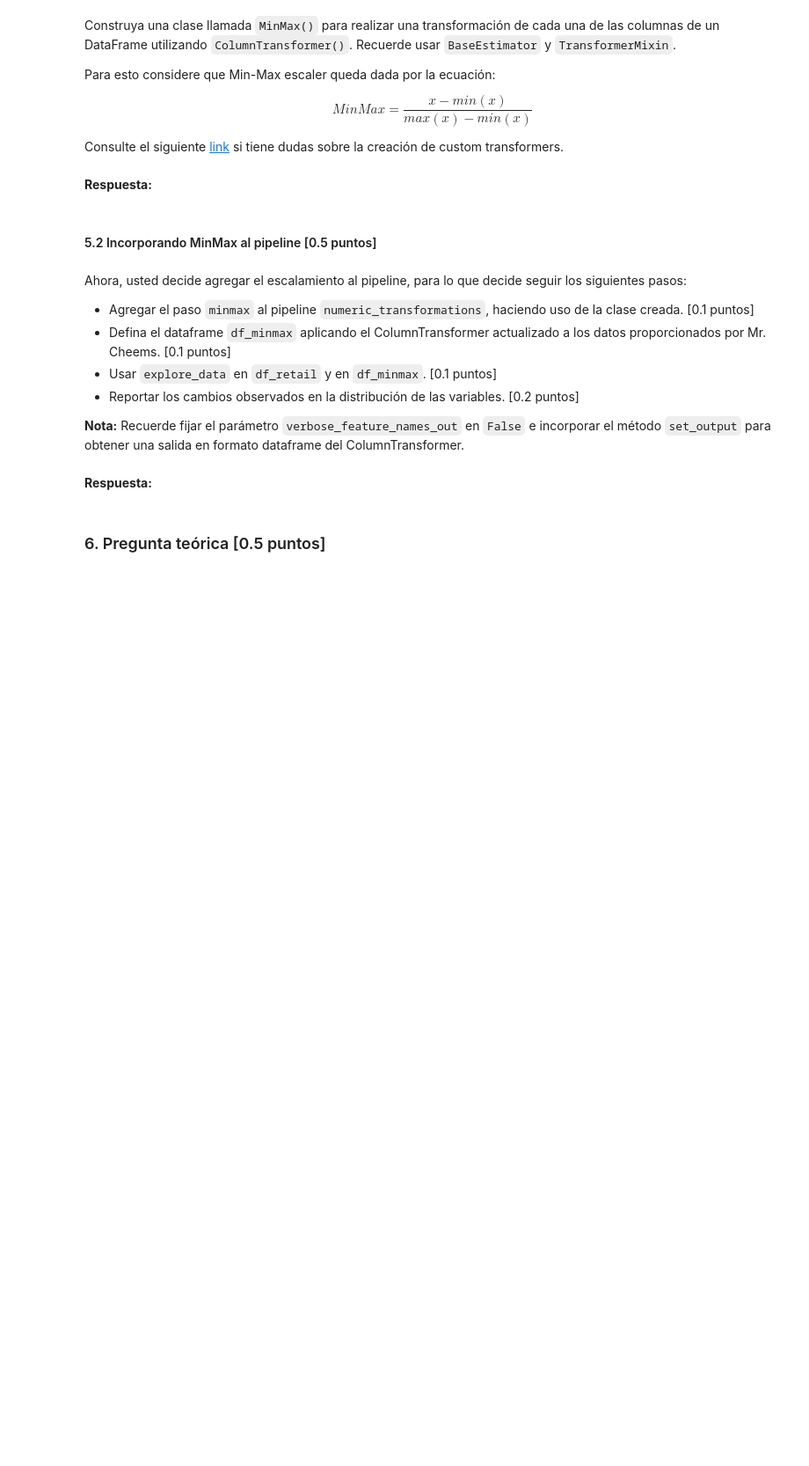
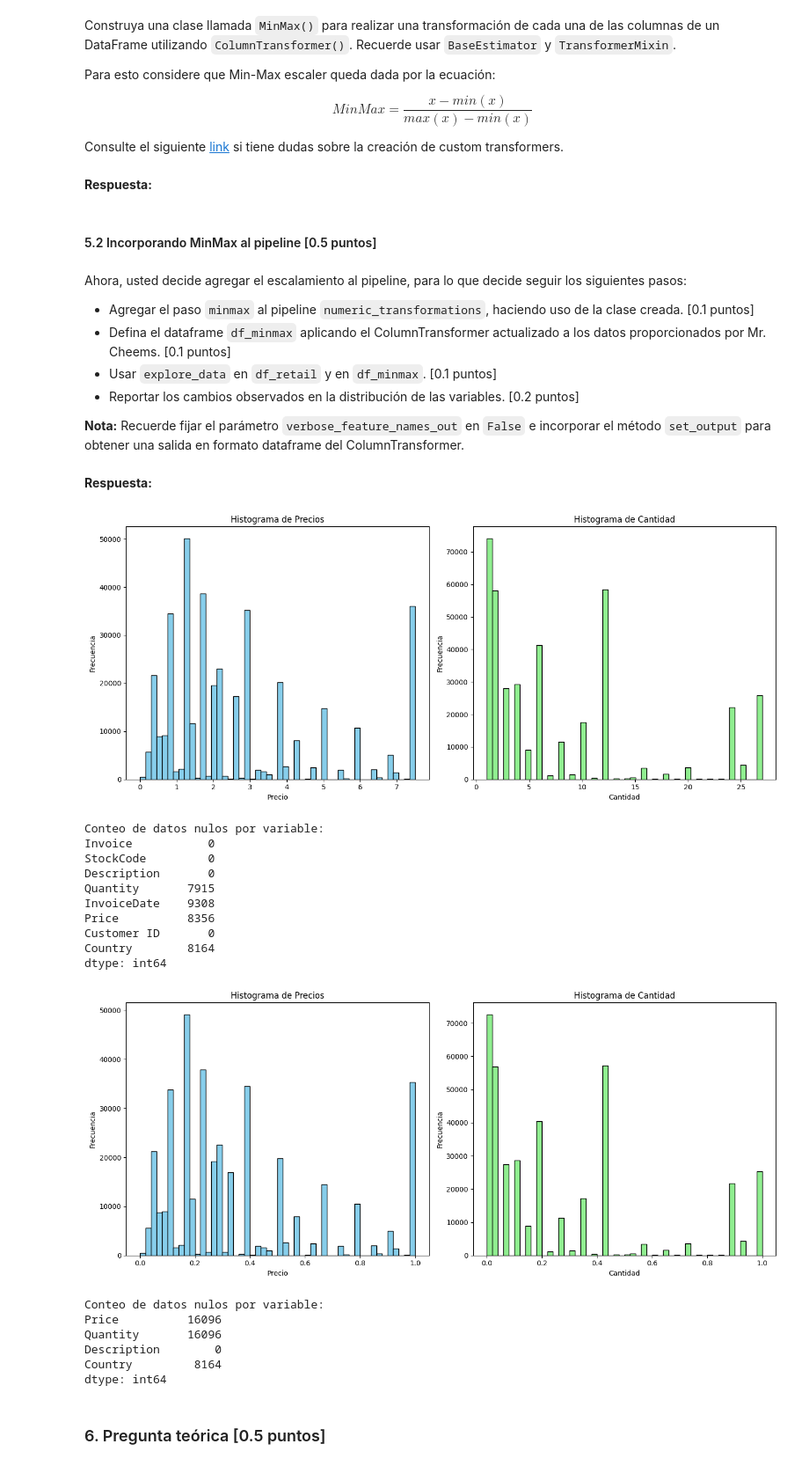
Before and after one commit to MacFarren/Lab-Farren-Rubina, a Jupyter notebook: Lab3/Lab3_Enunciado.ipynb, the cells around one changed output. Shown at 88% size. Saved outputs shown, nothing was run; the diff lists cells and outputs as text; code cells hidden in the pictures; blank space fills up the shorter version.

```diff
--- a/Lab3/Lab3_Enunciado.ipynb
+++ b/Lab3/Lab3_Enunciado.ipynb
@@ -417,3 +825,25 @@ class MinMax(BaseEstimator, TransformerMixin):
+# %%
+class MinMax(BaseEstimator, TransformerMixin):
+
+    def fit(self, X, y=None):
+        """
+        Se guardan los valores mínimos y máximos de cada columna.
+        """
+        self.min_ = X.min()
+        self.max_ = X.max()
+        return self
+
+    def transform(self, X):
+        """
+        Se aplica la transformación MinMax usando los valores calculados en fit.
+        """
+        # Usamos los min y max calculados en el fit
+        X_scaled = (X - self.min_) / (self.max_ - self.min_)
+        return X_scaled
+
+    def set_output(self, transform='default'):
+        # No modificar esto
+        return self
 # %% [markdown]
 #### 5.2 Incorporando MinMax al pipeline [0.5 puntos]
 # %% [markdown]
@@ -427,6 +857,46 @@ Ahora, usted decide agregar el escalamiento al pipeline, para lo que decide segu
 **Nota:** Recuerde fijar el parámetro `verbose_feature_names_out` en `False` e incorporar el método `set_output` para obtener una salida en formato dataframe del ColumnTransformer.
 # %% [markdown]
 **Respuesta:**
+# %%
+#agregar MinMax al pipeline numeric_transformations
+numeric_transformations = Pipeline([
+    ('iqr', IQR(lambda_=1.5)),  # Aplicar IQR
+    ('minmax', MinMax())  # Aplicar MinMax para escalar las columnas numéricas
+])
+
+# ColumnTransformer: Se aplican las transformaciones para las columnas numéricas y categóricas
+column_transformer_minmax = ColumnTransformer([
+    ('numerical', numeric_transformations, numerical_columns),  # Aplicamos IQR y MinMax a las columnas numéricas
+    ('categorical', 'passthrough', categorical_columns)  # Passthrough para las columnas categóricas
+], verbose_feature_names_out=False)  # No utilizar prefijos de transformación en los nombres de las columnas
+
+column_transformer_minmax.set_output(transform='pandas')
+
+# Aplicar el ColumnTransformer a los datos de df_retail
+df_minmax = column_transformer_minmax.fit_transform(df_retail)
+
+# Visualizar los cambios en la distribución de los datos
+explore_data(df_retail)  # Ver distribución original
+explore_data(df_minmax)  # Ver distribución después de aplicar MinMax
+# %% [output]
+[figure, added]
+Conteo de datos nulos por variable:
+Invoice           0
+StockCode         0
+Description       0
+Quantity       7915
+InvoiceDate    9308
+Price          8356
+Customer ID       0
+Country        8164
+dtype: int64
+[figure, added]
+Conteo de datos nulos por variable:
+Price          16096
+Quantity       16096
+Description        0
+Country         8164
+dtype: int64
 # %% [markdown]
 ### 6. Pregunta teórica [0.5 puntos]
 # %% [markdown]
```
Also changed, not shown: parts of 34 cells of this notebook.
